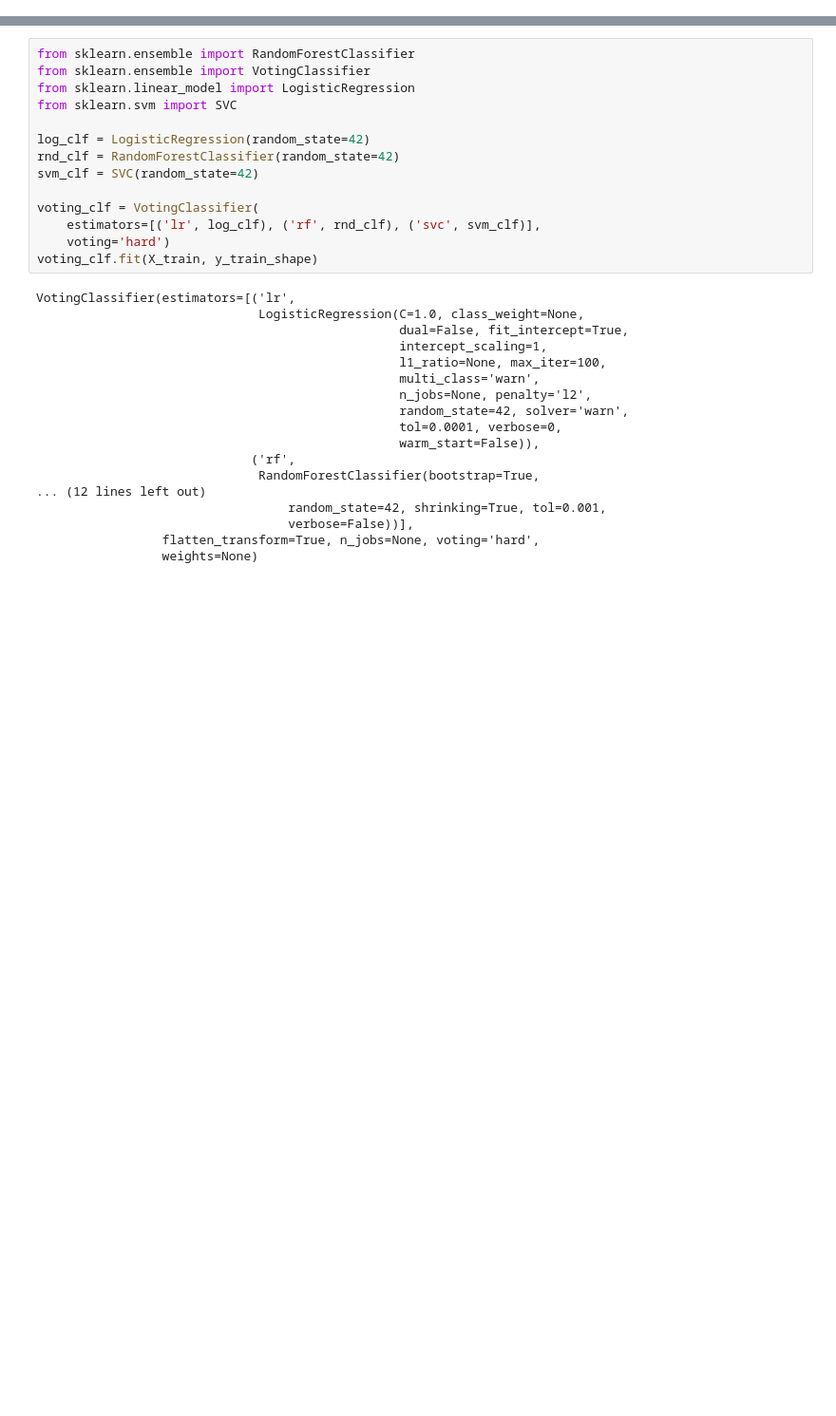
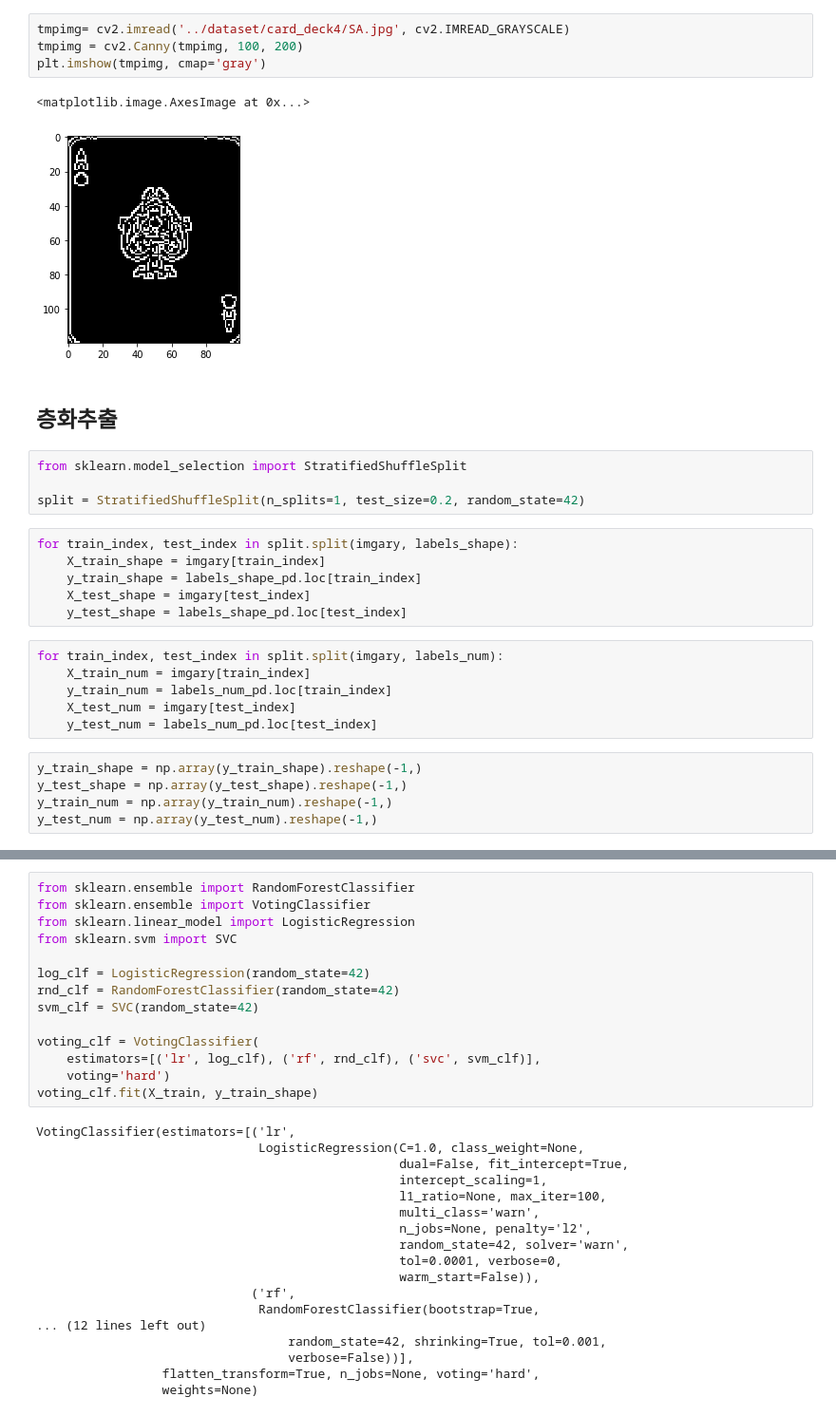
Before and after one commit to KangDoHyeong/PlayingCardsDetection, a Jupyter notebook: Jungmin/1207 shape, number separate.ipynb, the cells around one changed output, grey strips where cells are left out. Shown: that part at 95% size. Drawn from its saved outputs; the diff is of its cells as text; blank space fills up the shorter version.

```diff
--- a/Jungmin/1207 shape, number separate.ipynb
+++ b/Jungmin/1207 shape, number separate.ipynb
@@ -50,0 +37,30 @@ y_test_num = [name[1:]for name in y_test]
+# %%
+tmpimg= cv2.imread('../dataset/card_deck4/SA.jpg', cv2.IMREAD_GRAYSCALE)
+tmpimg = cv2.Canny(tmpimg, 100, 200)
+plt.imshow(tmpimg, cmap='gray')
+# %% [output]
+<matplotlib.image.AxesImage at 0x...>
+[figure, added]
+# %% [markdown]
+## 층화추출
+# %%
+from sklearn.model_selection import StratifiedShuffleSplit
+
+split = StratifiedShuffleSplit(n_splits=1, test_size=0.2, random_state=42)
+# %%
+for train_index, test_index in split.split(imgary, labels_shape):
+    X_train_shape = imgary[train_index]
+    y_train_shape = labels_shape_pd.loc[train_index]
+    X_test_shape = imgary[test_index]
+    y_test_shape = labels_shape_pd.loc[test_index]
+# %%
+for train_index, test_index in split.split(imgary, labels_num):
+    X_train_num = imgary[train_index]
+    y_train_num = labels_num_pd.loc[train_index]
+    X_test_num = imgary[test_index]
+    y_test_num = labels_num_pd.loc[test_index]
+# %%
+y_train_shape = np.array(y_train_shape).reshape(-1,)
+y_test_shape = np.array(y_test_shape).reshape(-1,)
+y_train_num = np.array(y_train_num).reshape(-1,)
+y_test_num = np.array(y_test_num).reshape(-1,)
```
Also changed, not shown: parts of 10 cells of this notebook, 6 other files.
